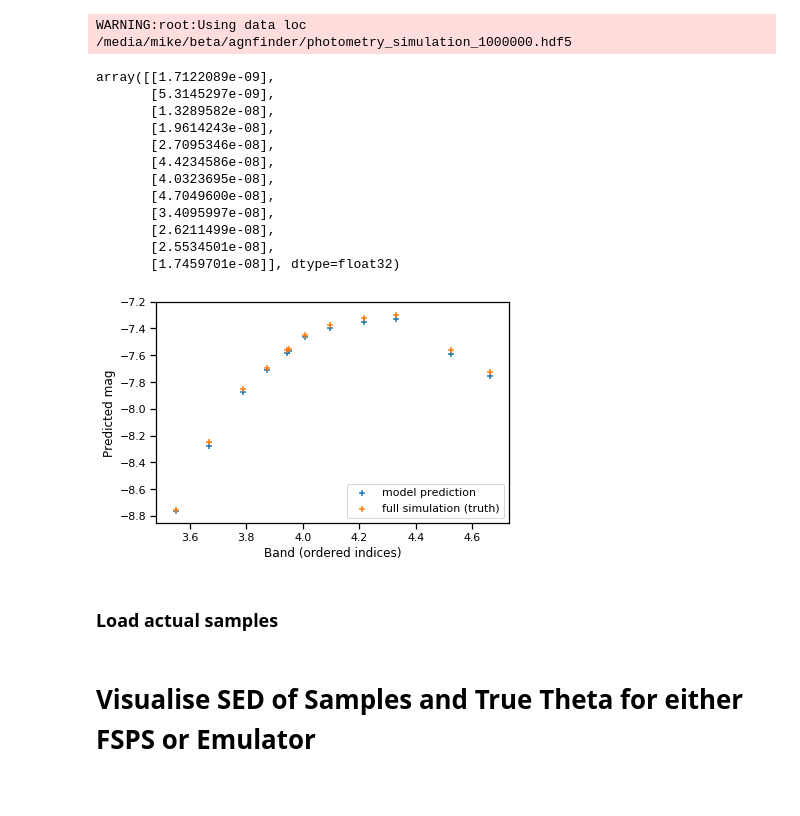
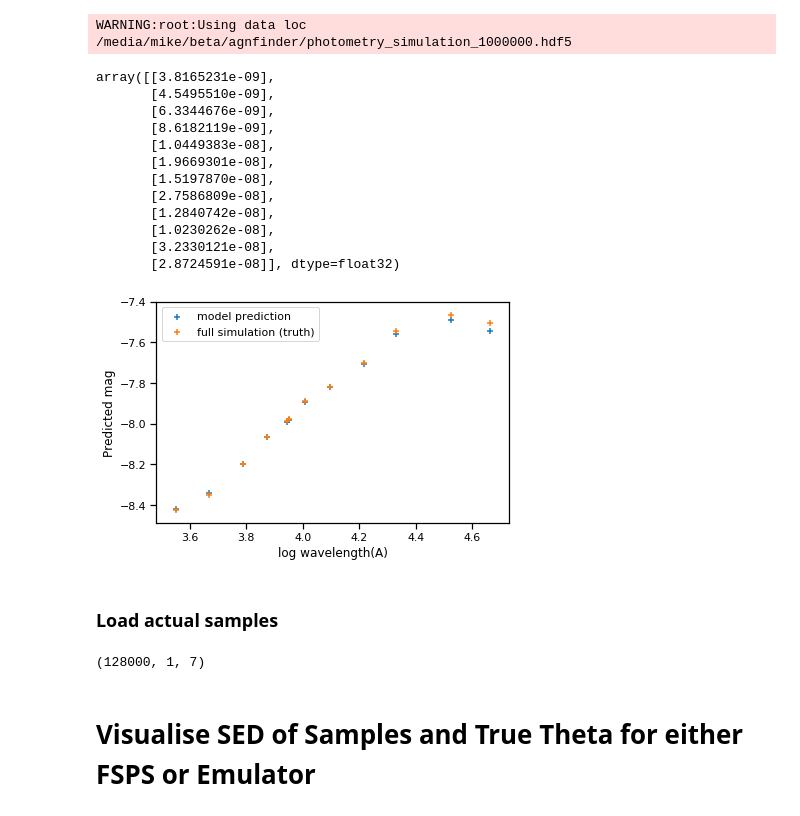
Before and after one commit to mwalmsley/agnfinder, a Jupyter notebook: notebooks/inference/visualise_likelihood.ipynb, the cells around one changed output. Cells and saved outputs as stored; diff of their text form; code cells hidden in the pictures.

```diff
--- a/notebooks/inference/visualise_likelihood.ipynb
+++ b/notebooks/inference/visualise_likelihood.ipynb
@@ -62,7 +60,7 @@ y_test = y_test.astype(np.float32)
 # %% [output]
 WARNING:root:Using data loc /media/mike/beta/agnfinder/photometry_simulation_1000000.hdf5
 # %%
-galaxy_n = 5
+galaxy_n = 1977  # close to 0.5 in all params
 true_params = x_test[galaxy_n]
 true_observation = deep_emulator.denormalise_photometry(y_test[galaxy_n])
 # %%
@@ -76,30 +74,30 @@ predicted_photometry = deep_emulator.denormalise_photometry(problem.forward_mode
 # %%
 predicted_photometry
 # %% [output]
-array([[1.7122089e-09],
-       [5.3145297e-09],
-       [1.3289582e-08],
-       [1.9614243e-08],
-       [2.7095346e-08],
-       [4.4234586e-08],
-       [4.0323695e-08],
-       [4.7049600e-08],
-       [3.4095997e-08],
-       [2.6211499e-08],
-       [2.5534501e-08],
-       [1.7459701e-08]], dtype=float32)
+array([[3.8165231e-09],
+       [4.5495510e-09],
+       [6.3344676e-09],
+       [8.6182119e-09],
+       [1.0449383e-08],
+       [1.9669301e-08],
+       [1.5197870e-08],
+       [2.7586809e-08],
+       [1.2840742e-08],
+       [1.0230262e-08],
+       [3.2330121e-08],
+       [2.8724591e-08]], dtype=float32)
 # %%
 
 plt.figure()
 plt.scatter(np.log10(wavelengths), np.log10(predicted_photometry), label='model prediction', marker='+')
 plt.scatter(np.log10(wavelengths), np.log10(problem.true_observation), label='full simulation (truth)', marker='+')
-plt.xlabel('Band (ordered indices)')
+plt.xlabel('log wavelength(A)')
 plt.ylabel('Predicted mag')
 plt.legend()
 plt.tight_layout()
 # plt.savefig(os.path.join(test_figure_dir, 'model_vs_sim_at_logp_test_case.png'))
 # %% [output]
-[figure, old version]
+[figure, new version]
 # %% [markdown]
 ### Load actual samples
 # %%
@@ -109,4 +107,8 @@ galaxy_loc = 'results/emulated_sampling/latest_6000_96_roughly_correct/galaxy_{}
 samples, _, _ = run_sampler.read_h5(galaxy_loc)
 # %%
 selected_indices = np.random.choice(range(len(samples)), 100)
+# %%
+samples.shape
+# %% [output]
+(128000, 1, 7)
 # %%
```
Also changed, not shown: parts of 7 cells of this notebook, 5 other files.
